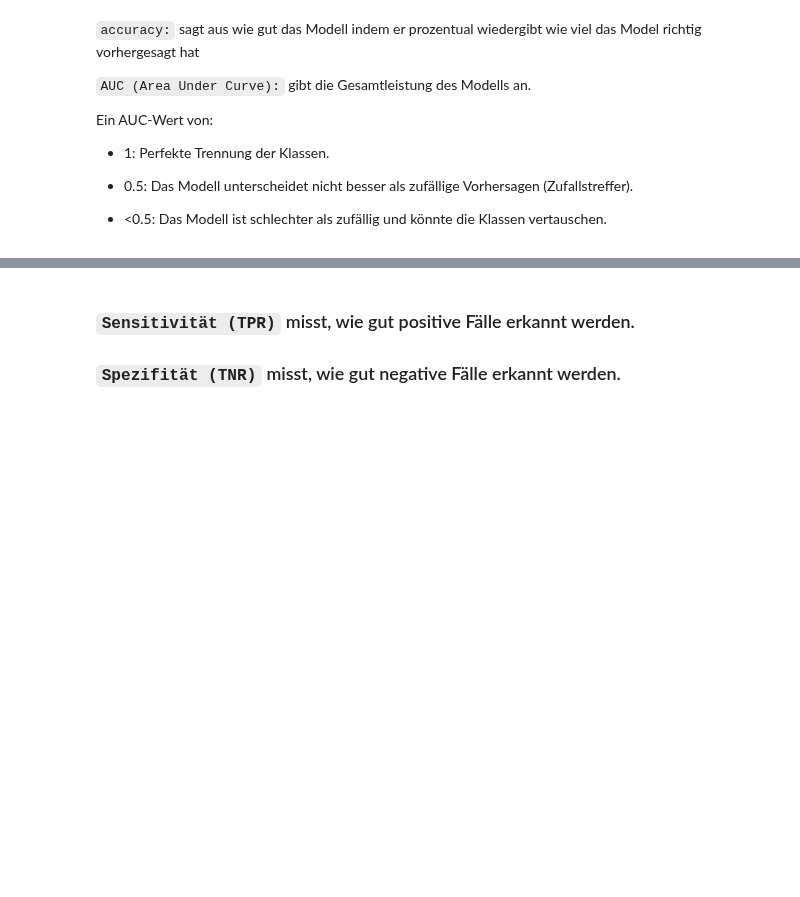
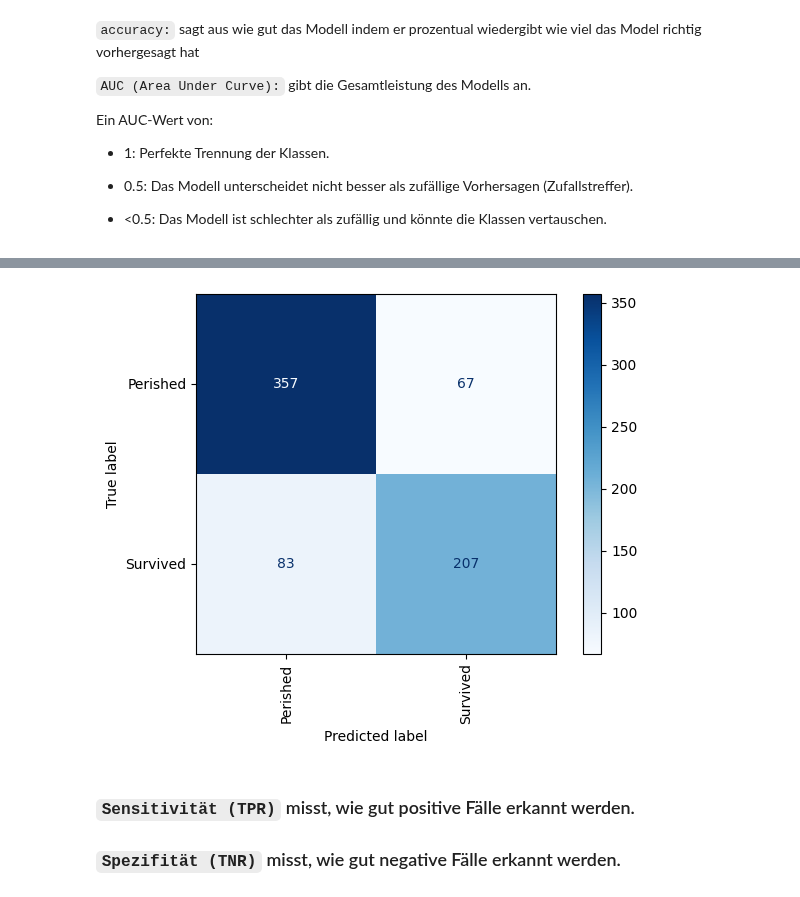
Before and after one commit to RiccardoDAndrea/Python-Crashkurs, a Jupyter notebook: Python_Log.ipynb, the cells around one changed output, grey strips where cells are left out. Saved outputs shown, nothing was run; the diff lists cells and outputs as text; code cells hidden in the pictures; blank space fills up the shorter version.

```diff
--- a/Python_Log.ipynb
+++ b/Python_Log.ipynb
@@ -332,10 +499,13 @@ print("Cross-Validation Score (Mean):", cv_score)
 # %%
 # Schritt 9: Erstelle die Konfusionsmatrix für Testdaten
 cm = confusion_matrix(y, y_pred)
 ConfusionMatrixDisplay(cm, display_labels=['Perished', 'Survived']).plot(cmap='Blues')
 plt.xticks(rotation='vertical')
-plt.savefig("LOG_Output/Title_")
+plt.tight_layout()
+plt.savefig("LOG_Output/ConfusionMatrix")
 plt.show()
+# %% [output]
+[figure, added]
 # %% [markdown]
 ### `Sensitivität (TPR)` misst, wie gut positive Fälle erkannt werden.
 
```
Also changed, not shown: parts of 44 cells of this notebook, 13 other files.
